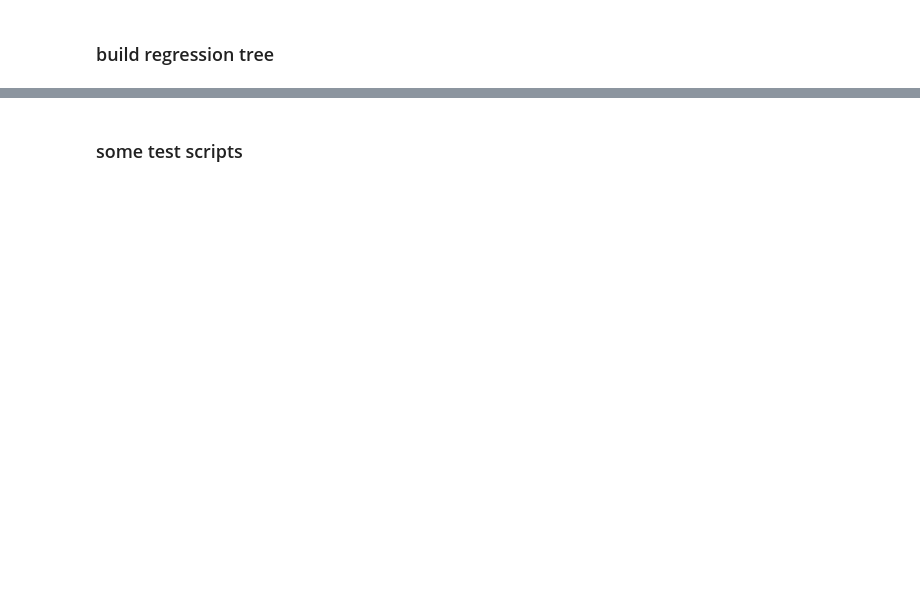
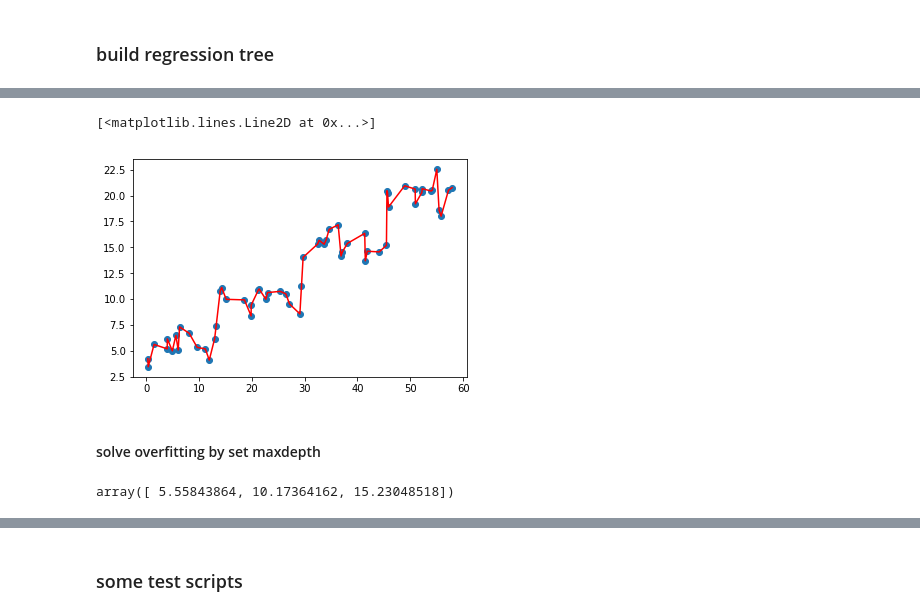
Before and after one commit to NianLi71/MLinAction_MyCodes, a Jupyter notebook: chapter_9_CART/reg_tree.ipynb, the cells around one changed output, grey strips where cells are left out. Saved outputs shown, nothing was run; the diff lists cells and outputs as text; code cells hidden in the pictures; blank space fills up the shorter version.

Commit message:
cart/reg_tree add sklearn imp

```diff
--- a/chapter_9_CART/reg_tree.ipynb
+++ b/chapter_9_CART/reg_tree.ipynb
@@ -227,0 +233,8 @@ plt.plot(sorted_D, predict(reg_tree, sorted_D), c = 'r')   # draw regression lin
+# %%
+clf = tree.DecisionTreeRegressor()
+X = D[:, 0][:, np.newaxis]
+y = D[:, 1]
+X_sorted = X[np.argsort(X, axis=0).flatten()]
+X = X_sorted
+
+clf.fit(X, y)
@@ -227,0 +270,3 @@ plt.plot(sorted_D, predict(reg_tree, sorted_D), c = 'r')   # draw regression lin
+# %%
+y_predict = clf.predict(X)
+print(y_predict)
@@ -227,0 +284,8 @@ plt.plot(sorted_D, predict(reg_tree, sorted_D), c = 'r')   # draw regression lin
+# %%
+plt.scatter(X, y)
+plt.plot(X, y_predict, c = 'r')   # we can see overfitting!!! not set maxdepth
+# %% [output]
+[<matplotlib.lines.Line2D at 0x...>]
+[figure, added]
+# %% [markdown]
+#### solve overfitting by set maxdepth
@@ -227,0 +296,4 @@ plt.plot(sorted_D, predict(reg_tree, sorted_D), c = 'r')   # draw regression lin
+# %%
+clf_2.predict([[10], [20], [30]])
+# %% [output]
+array([ 5.55843864, 10.17364162, 15.23048518])
```
Also changed, not shown: parts of 26 cells of this notebook.
